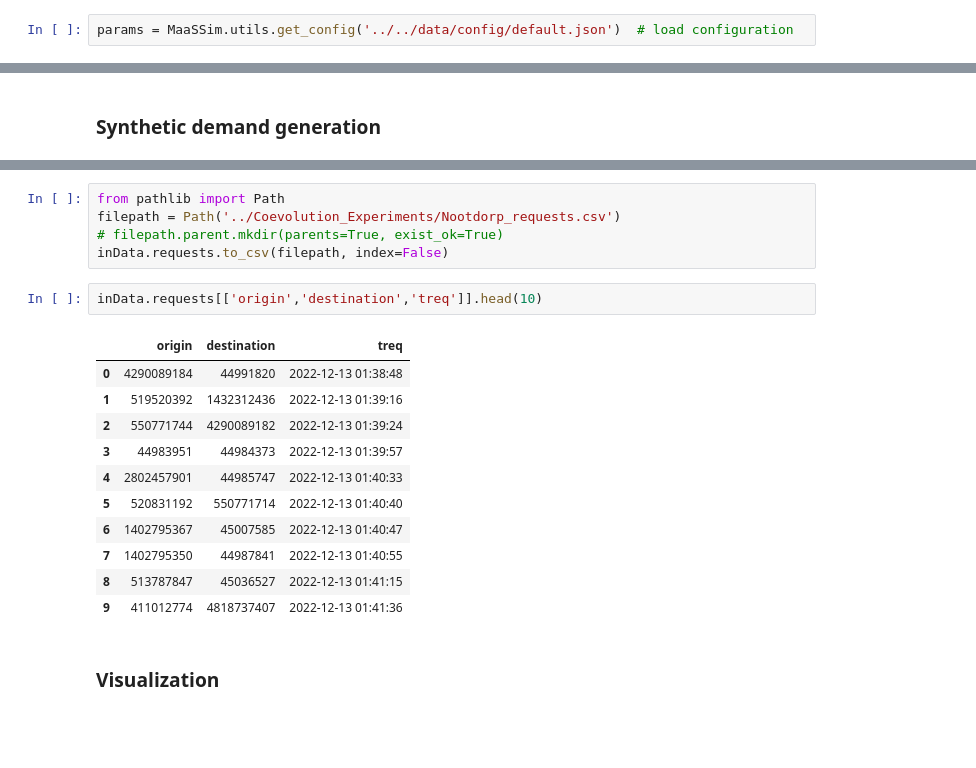
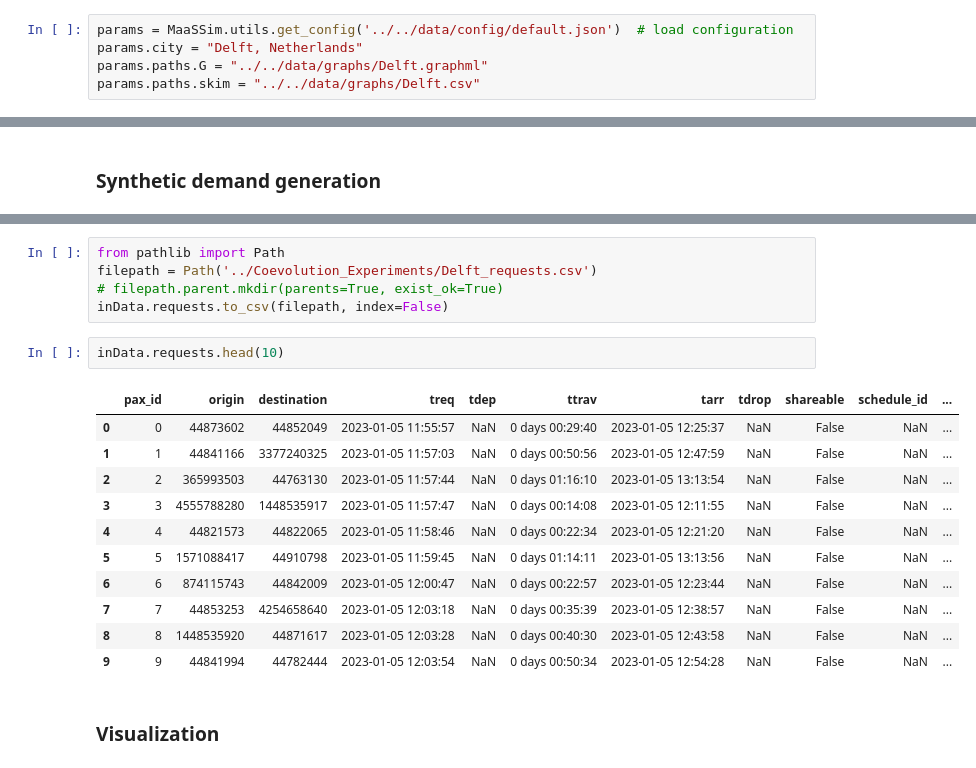
Before and after one commit to dartespl/MaaSSim_RL, a Jupyter notebook: docs/tutorials/A_03 Synthetic Demand.ipynb, the cells around one changed output, grey strips where cells are left out. Saved outputs shown, nothing was run; the diff lists cells and outputs as text; blank space fills up the shorter version.

```diff
--- a/docs/tutorials/A_03 Synthetic Demand.ipynb
+++ b/docs/tutorials/A_03 Synthetic Demand.ipynb
@@ -39,6 +39,9 @@ import MaaSSim.utils
 from MaaSSim.data_structures import structures as inData
 # %%
 params = MaaSSim.utils.get_config('../../data/config/default.json')  # load configuration
+params.city = "Delft, Netherlands"
+params.paths.G = "../../data/graphs/Delft.graphml"
+params.paths.skim = "../../data/graphs/Delft.csv"
 # %%
 inData = MaaSSim.utils.load_G(inData, params) #download_G(inData) # download the graph for the 'p
 # %% [markdown]
@@ -83,22 +71,22 @@ inData = MaaSSim.utils.generate_demand(inData, params)
 # %%
 from pathlib import Path
-filepath = Path('../Coevolution_Experiments/Nootdorp_requests.csv')
+filepath = Path('../Coevolution_Experiments/Delft_requests.csv')
 # filepath.parent.mkdir(parents=True, exist_ok=True)
 inData.requests.to_csv(filepath, index=False)
 # %%
-inData.requests[['origin','destination','treq']].head(10)
+inData.requests.head(10)
 # %% [output]
-|  | origin | destination | treq |
-| 0 | 4290089184 | 44991820 | 2022-12-13 01:38:48 |
-| 1 | 519520392 | 1432312436 | 2022-12-13 01:39:16 |
-| 2 | 550771744 | 4290089182 | 2022-12-13 01:39:24 |
-| 3 | 44983951 | 44984373 | 2022-12-13 01:39:57 |
-| 4 | 2802457901 | 44985747 | 2022-12-13 01:40:33 |
-| 5 | 520831192 | 550771714 | 2022-12-13 01:40:40 |
-| 6 | 1402795367 | 45007585 | 2022-12-13 01:40:47 |
-| 7 | 1402795350 | 44987841 | 2022-12-13 01:40:55 |
-| 8 | 513787847 | 45036527 | 2022-12-13 01:41:15 |
-| 9 | 411012774 | 4818737407 | 2022-12-13 01:41:36 |
+|  | pax_id | origin | destination | treq | tdep | ttrav | tarr | tdrop | shareable | schedule_id | ... |
+| 0 | 0 | 44873602 | 44852049 | 2023-01-05 11:55:57 | NaN | 0 days 00:29:40 | 2023-01-05 12:25:37 | NaN | False | NaN | ... |
+| 1 | 1 | 44841166 | 3377240325 | 2023-01-05 11:57:03 | NaN | 0 days 00:50:56 | 2023-01-05 12:47:59 | NaN | False | NaN | ... |
+| 2 | 2 | 365993503 | 44763130 | 2023-01-05 11:57:44 | NaN | 0 days 01:16:10 | 2023-01-05 13:13:54 | NaN | False | NaN | ... |
+| 3 | 3 | 4555788280 | 1448535917 | 2023-01-05 11:57:47 | NaN | 0 days 00:14:08 | 2023-01-05 12:11:55 | NaN | False | NaN | ... |
+| 4 | 4 | 44821573 | 44822065 | 2023-01-05 11:58:46 | NaN | 0 days 00:22:34 | 2023-01-05 12:21:20 | NaN | False | NaN | ... |
+| 5 | 5 | 1571088417 | 44910798 | 2023-01-05 11:59:45 | NaN | 0 days 01:14:11 | 2023-01-05 13:13:56 | NaN | False | NaN | ... |
+| 6 | 6 | 874115743 | 44842009 | 2023-01-05 12:00:47 | NaN | 0 days 00:22:57 | 2023-01-05 12:23:44 | NaN | False | NaN | ... |
+| 7 | 7 | 44853253 | 4254658640 | 2023-01-05 12:03:18 | NaN | 0 days 00:35:39 | 2023-01-05 12:38:57 | NaN | False | NaN | ... |
+| 8 | 8 | 1448535920 | 44871617 | 2023-01-05 12:03:28 | NaN | 0 days 00:40:30 | 2023-01-05 12:43:58 | NaN | False | NaN | ... |
+| 9 | 9 | 44841994 | 44782444 | 2023-01-05 12:03:54 | NaN | 0 days 00:50:34 | 2023-01-05 12:54:28 | NaN | False | NaN | ... |
 # %% [markdown]
 ### Visualization
 # %%
```
Also changed, not shown: parts of 7 cells of this notebook, 7 other files.
